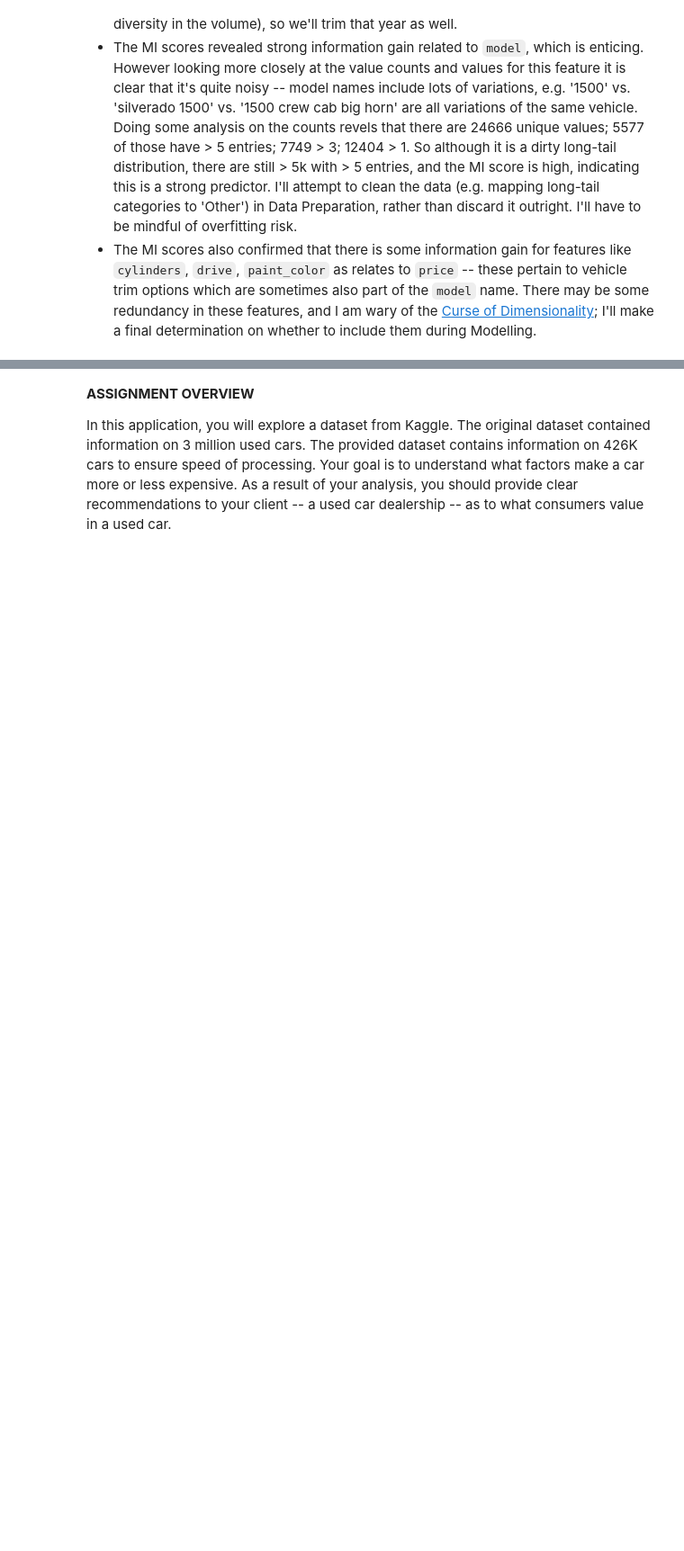
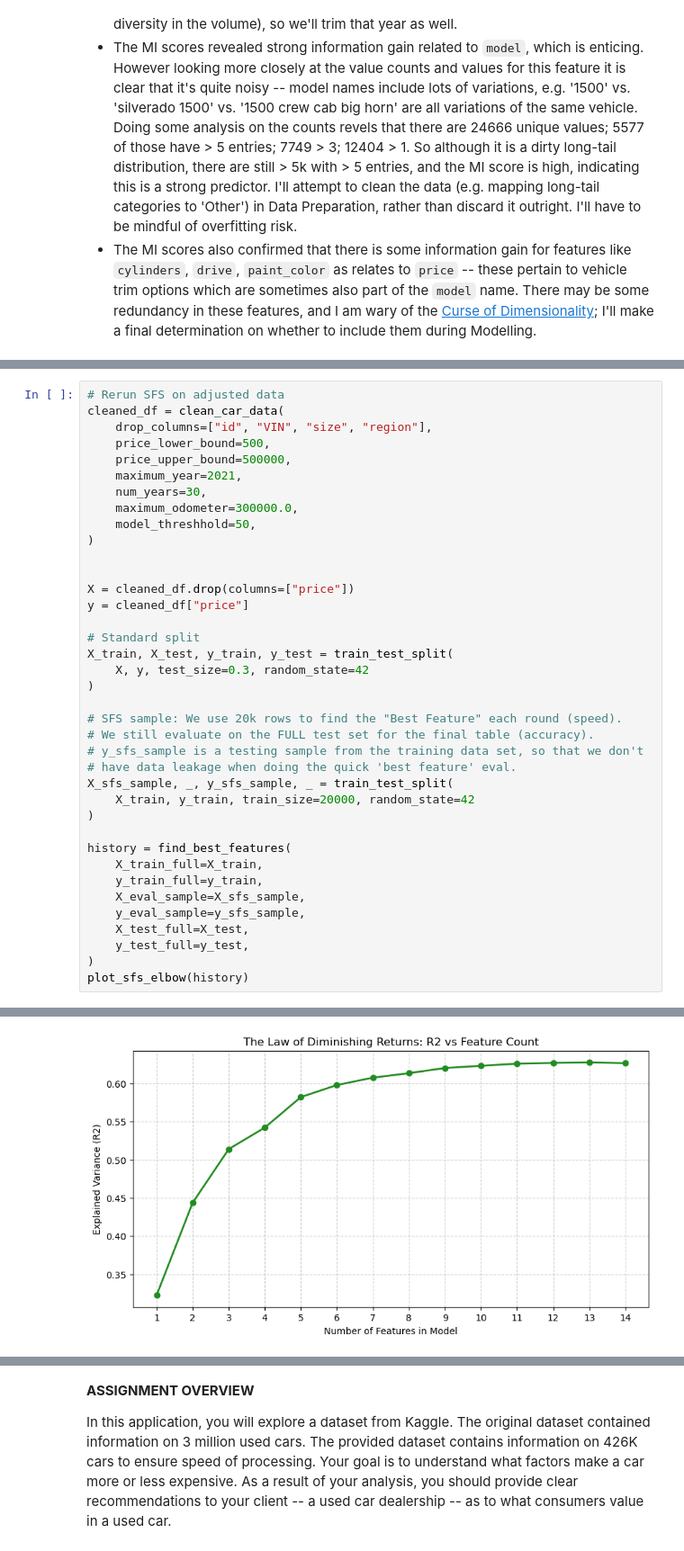
Before and after one commit to jelanigb/uc_berkeley_ml_program, a Jupyter notebook: practical_application_02/prompt_II.ipynb, the cells around one changed output, grey strips where cells are left out. Shown at 90% size. Cells and saved outputs as stored; diff of their text form; blank space fills up the shorter version.

```diff
--- a/practical_application_02/prompt_II.ipynb
+++ b/practical_application_02/prompt_II.ipynb
@@ -440,0 +857,39 @@ _IncompleteInputError: incomplete input (1850369942.py, line 3)
+# %%
+# Rerun SFS on adjusted data
+cleaned_df = clean_car_data(
+    drop_columns=["id", "VIN", "size", "region"],
+    price_lower_bound=500,
+    price_upper_bound=500000,
+    maximum_year=2021,
+    num_years=30,
+    maximum_odometer=300000.0,
+    model_threshhold=50,
+)
+
+
+X = cleaned_df.drop(columns=["price"])
+y = cleaned_df["price"]
+
+# Standard split
+X_train, X_test, y_train, y_test = train_test_split(
+    X, y, test_size=0.3, random_state=42
+)
+
+# SFS sample: We use 20k rows to find the "Best Feature" each round (speed).
+# We still evaluate on the FULL test set for the final table (accuracy).
+# y_sfs_sample is a testing sample from the training data set, so that we don't
+# have data leakage when doing the quick 'best feature' eval.
+X_sfs_sample, _, y_sfs_sample, _ = train_test_split(
+    X_train, y_train, train_size=20000, random_state=42
+)
+
+history = find_best_features(
+    X_train_full=X_train,
+    y_train_full=y_train,
+    X_eval_sample=X_sfs_sample,
+    y_eval_sample=y_sfs_sample,
+    X_test_full=X_test,
+    y_test_full=y_test,
+)
+plot_sfs_elbow(history)
+# %% [output]
@@ -440,0 +912 @@ _IncompleteInputError: incomplete input (1850369942.py, line 3)
+[figure, added]
```
Also changed, not shown: parts of 32 cells of this notebook.
